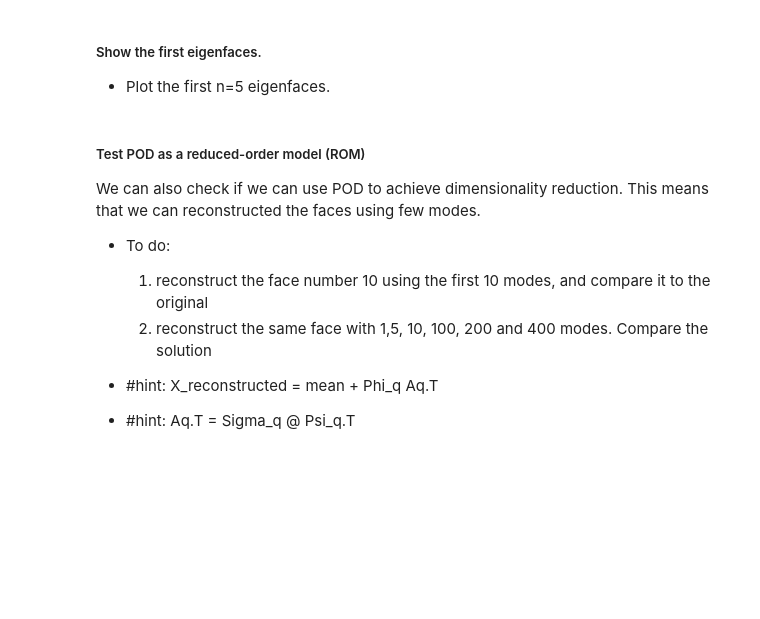
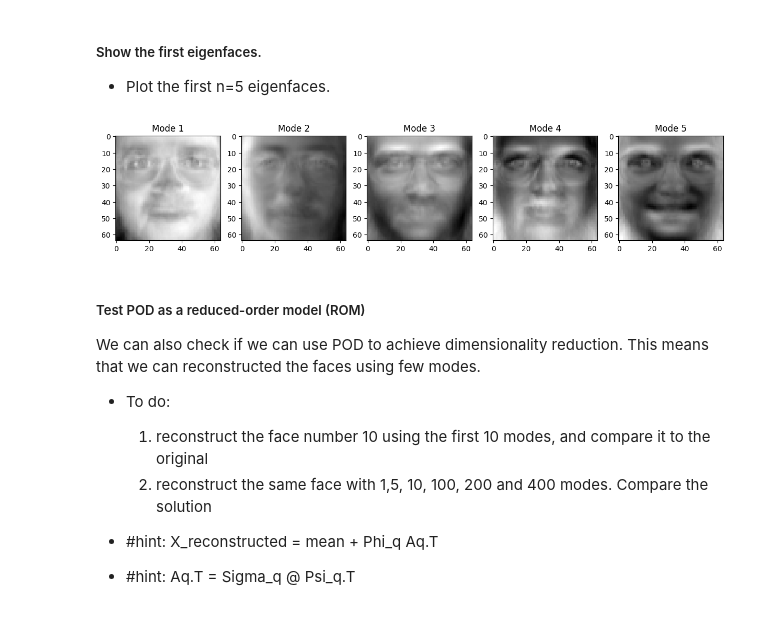
Before and after one commit to Warre-y/PingPong_F1, a Jupyter notebook: PCA/exercise2_eigenfaces.ipynb, the cells around one changed output. Drawn from its saved outputs; the diff is of its cells as text; code cells hidden in the pictures; blank space fills up the shorter version.

```diff
--- a/PCA/exercise2_eigenfaces.ipynb
+++ b/PCA/exercise2_eigenfaces.ipynb
@@ -86,11 +121,13 @@ Now, we can perform POD using the SVD and compute the explained variance as a fu
 # %%
 ## uncomment this lines to show the eigenfaces:
 ## We can plot the first 5 modes
-# n = 5
-# fig, axs = plt.subplots(1, n, figsize=(3*n, 3))
-# for i, ax in enumerate(axs):
-#     ax.imshow(Phi[:, i].reshape(Npix1, Npix1), cmap='grey')
-#     ax.set_title('Mode ' + str(i+1))
+n = 5
+fig, axs = plt.subplots(1, n, figsize=(3*n, 3))
+for i, ax in enumerate(axs):
+  ax.imshow(Phi[:, i].reshape(Npix1, Npix1), cmap='grey')
+  ax.set_title('Mode ' + str(i+1))
+# %% [output]
+[figure, added]
 # %% [markdown]
 ##### Test POD as a reduced-order model (ROM)
 We can also check if we can use POD to achieve dimensionality reduction. This means that we can reconstructed the faces using few modes.
```
Also changed, not shown: parts of 7 cells of this notebook.
